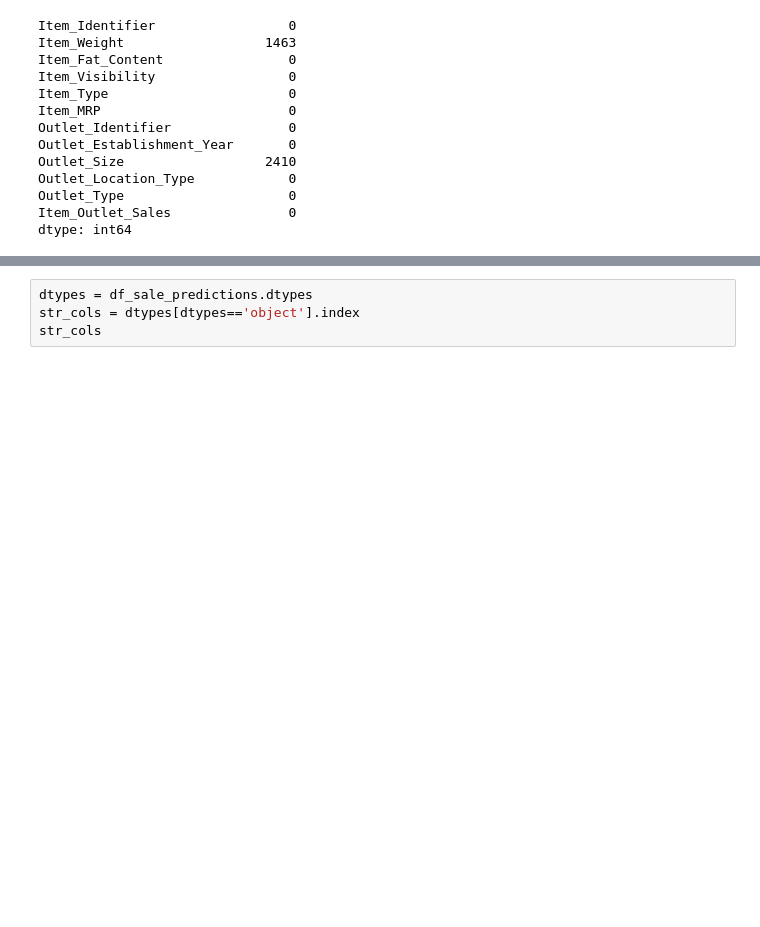
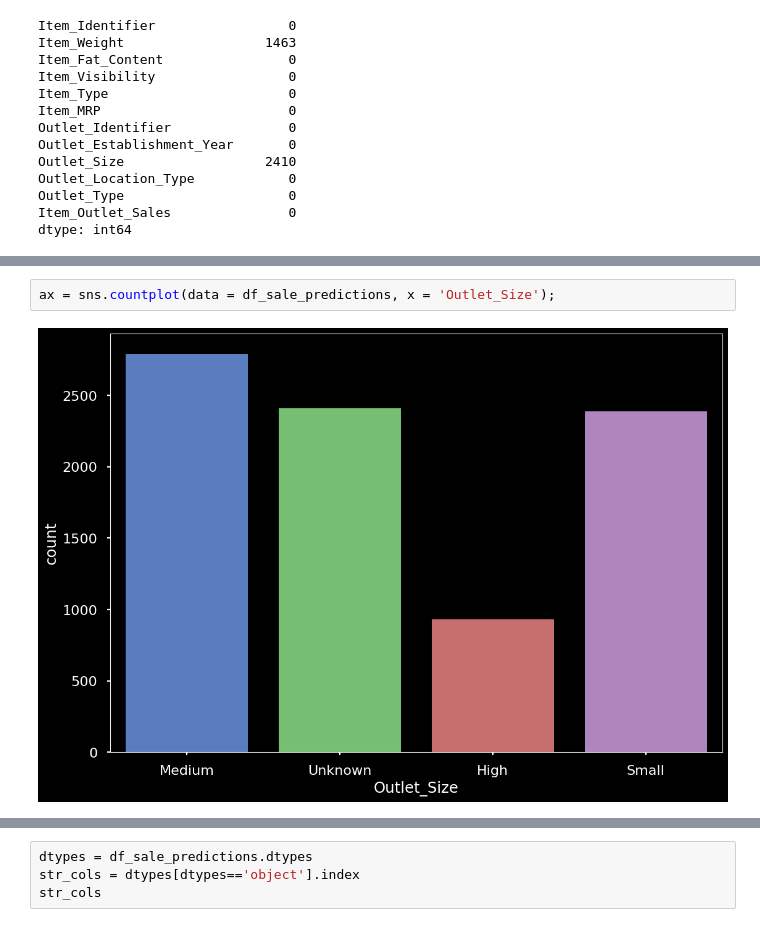
Before and after one commit to davegbade/Prediction-of-Product-Sales, a Jupyter notebook: Project_1_Part_5_(Core).ipynb, the cells around one changed output, grey strips where cells are left out. Cells and saved outputs as stored; diff of their text form; blank space fills up the shorter version.

```diff
--- a/Project_1_Part_5_(Core).ipynb
+++ b/Project_1_Part_5_(Core).ipynb
@@ -106,0 +153,4 @@ dtype: int64
+# %%
+ax = sns.countplot(data = df_sale_predictions, x = 'Outlet_Size');
+# %% [output]
+[figure, added]
```
Also changed, not shown: parts of 29 cells of this notebook.
